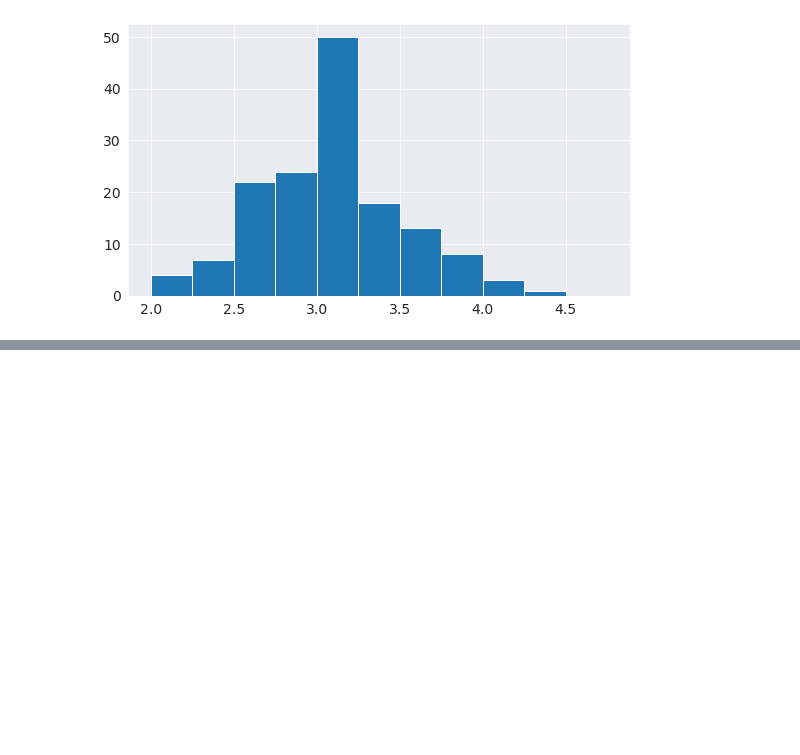
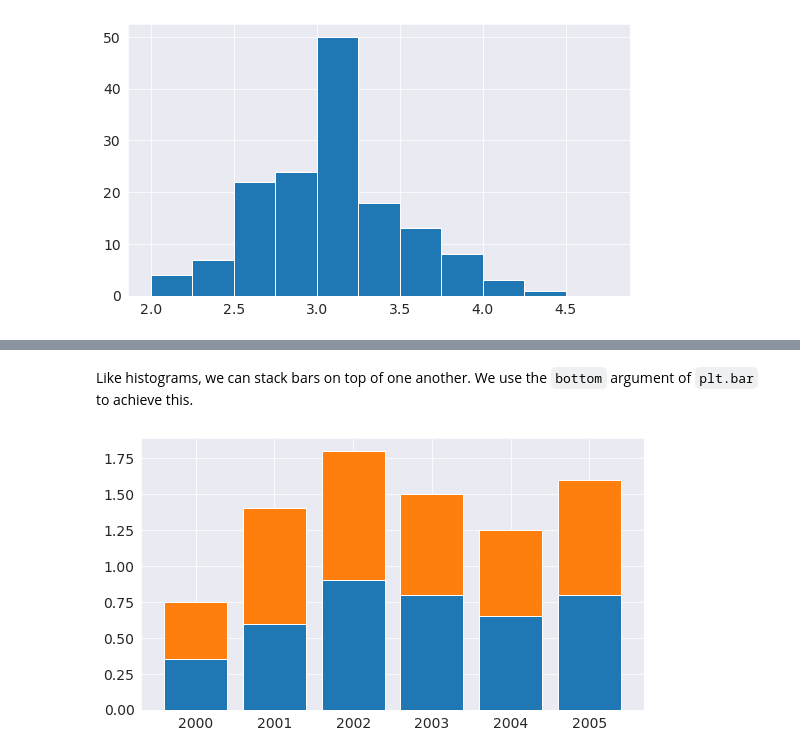
Before and after one commit to simaco11/Matplotlib-and-Seaborn-Tutorial, a Jupyter notebook: tutorial.ipynb, the cells around one changed output, grey strips where cells are left out. Cells and saved outputs as stored; diff of their text form; code cells hidden in the pictures; blank space fills up the shorter version.

```diff
--- a/tutorial.ipynb
+++ b/tutorial.ipynb
@@ -340,0 +384,7 @@ plt.hist(flowers_df.sepal_width, bins = np.arange(2, 5, 0.25));
+# %% [markdown]
+Like histograms, we can stack bars on top of one another. We use the `bottom` argument of `plt.bar` to achieve this.
+# %%
+plt.bar(years, apples)
+plt.bar(years, oranges, bottom = apples);
+# %% [output]
+[figure, added]
```
Also changed, not shown: parts of 10 cells of this notebook.
